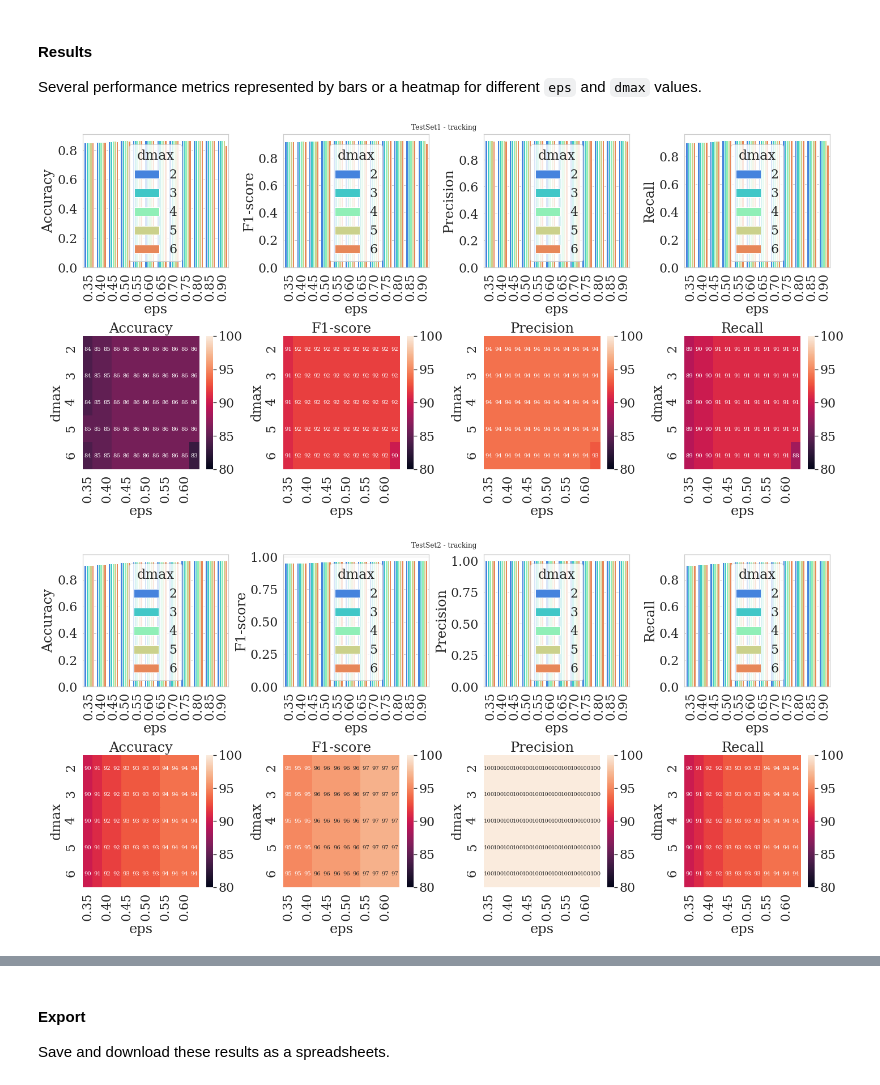
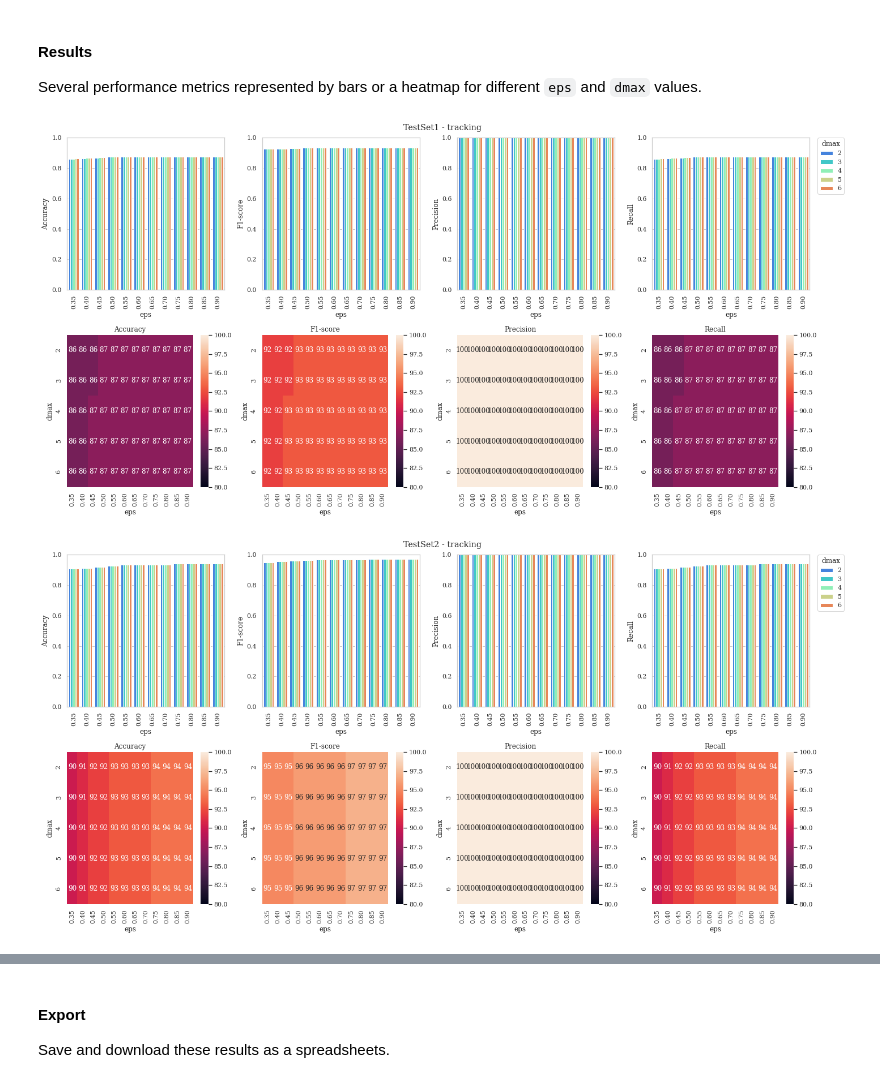
Before and after one commit to ymzayek/yeastcells-detection-maskrcnn, a Jupyter notebook: notebooks/evaluation_and_calibration.ipynb, the cells around one changed output, grey strips where cells are left out. Cells and saved outputs as stored; diff of their text form; code cells hidden in the pictures.

```diff
--- a/notebooks/evaluation_and_calibration.ipynb
+++ b/notebooks/evaluation_and_calibration.ipynb
@@ -33,7 +33,5 @@ from scipy.sparse import coo_matrix
 from sklearn.exceptions import EfficiencyWarning
 
 %matplotlib inline
-
-sns.set(font="Serif", font_scale=2, style="whitegrid")
 # %%
 # Tested thresholds
@@ -183,6 +172,7 @@ except ImportError:
 if exports_for_paper:
   !pip3 install ipy_table
   from ipy_table import make_table, set_row_style, set_column_style, set_cell_style
+  from IPython.display import HTML, display
   metrics = [['Accuracy', 'F1-score'], ['Precision', 'Recall']]
 
   headers = []
@@ -249,4 +239,5 @@ if exports_for_paper:
   !zip -qq paper-results.zip 'performance-yeaz-vs-maskrcnn.xlsx'
   !zip -qq paper-results.zip 'performance-yeaz-vs-maskrcnn.html'
   !rm 'performance-yeaz-vs-maskrcnn.html' 'performance-yeaz-vs-maskrcnn.xlsx'
+  display(HTML(html))
 # %% [output]
@@ -339,6 +357,8 @@ except ImportError:
 # %% [markdown]
 #### Exports for paper
 # %%
+sns.set(font="Serif", font_scale=1.5, style="whitegrid")
+
 def crop(fn):
   im = imread(fn)
   is_white = (im[..., :3] == 255).min(2)
@@ -347,23 +367,43 @@ def crop(fn):
   imsave(fn, im[y0:y1+1, x0:x1+1])
 
 if exports_for_paper:
-  from google.colab import files
-
   for testset_name, testset_results in tqdm(threshold_results[
     threshold_results['task'] == 'segmentation'
   ].groupby('test set')):
-    fig, axis = plt.subplots(figsize=(20, 7))
+    fig, axis = plt.subplots(figsize=(10, 7), frameon=False)
     optimal_threshold = optimal_thresholds[testset_name]
     axis.vlines(optimal_threshold, 0, 1, label='selected threshold')
 
     sns.lineplot(data=testset_results, x='threshold', y='value', hue='metric', ax=axis, ci=None)
     axis.set_ylim(0, 1.01)
+    axis.legend([],[], frameon=False)
     fn = f'Threshold-calibration-curve-segmentation-{testset_name}.png'
     fig.savefig(fn)
+
     crop(fn)
     !zip -qq paper-results.zip '{fn}'
     !rm '{fn}'
     plt.close()
+
+  # create seperate legend
+  fig, axis = plt.subplots(figsize=(7, 7))
+  optimal_threshold = optimal_thresholds[testset_name]
+  axis.vlines(optimal_threshold, 0, 1, label='selected threshold')
+  sns.despine(bottom = True, left = True)
+  sns.lineplot(data=testset_results, x='threshold', y='value', hue='metric',
+               ax=axis, ci=None)
+  axis.set_xlim(-2, -1); axis.set_xticks([]); axis.set_yticks([]);
+  axis.set_xlabel(''); axis.set_ylabel('');
+  axis.legend(bbox_to_anchor=(0.05, 1), loc=2, borderaxespad=0.,
+              title='metric')
+  fn = f'Threshold-calibration-curve-segmentation-legend.png'
+  fig.savefig(fn)
+  crop(fn)
+  !zip -qq paper-results.zip '{fn}'
+  !rm '{fn}'
+  plt.close()
+
+  !zip -qq paper-results.zip 'threshold-tuning-results.xlsx'
 # %% [markdown]
 ### Tuning `dmax` and `epsilon` hyperparameters for tracking
 # %%
@@ -411,25 +450,27 @@ tracking_results = pd.DataFrame(metrics)
 
 Several performance metrics represented by bars or a heatmap for different `eps` and `dmax` values.
 # %%
-%matplotlib inline
-
-
+sns.set(font="Serif", font_scale=1, style="whitegrid")
 for (testset_name, task), set_task_rows in tqdm(tracking_results.groupby(['test set', 'task'])):
   fig, axes = plt.subplots(2, 4, figsize=(20, 10))
   for (metric, rows), (ax0, ax1) in zip(set_task_rows.groupby('metric'), axes.T):
     rows = rows.rename({'value': metric}, axis=1)
     sns.barplot(data=rows.rename({'value': metric}, axis=1),
                 hue='dmax', x='eps', y=metric, palette='rainbow', ax=ax0)
     ax0.set_xticklabels([f'{eps:0.2f}' for eps in epsilons], rotation=90)
-    ax1.set_ylim(0, 1)
+    ax0.set_ylim(0, 1)
+    if ax0 == axes[0,3]:
+      ax0.legend(bbox_to_anchor=(1.05, 1), loc=2, borderaxespad=0, title='dmax')
+    else:
+      ax0.legend([],[], frameon=False)
 
     # Show as pecentages
     rows = (100 * rows.pivot('dmax', columns=['eps'], values=metric)).astype(int)
     sns.heatmap(data=rows, annot=True, ax=ax1, vmin=80, vmax=100, fmt='d')
     ax1.set_xticklabels([f'{eps:0.2f}' for eps in epsilons], rotation=90)
     ax1.set_title(metric)
   plt.tight_layout(rect=(0, 0, 1, 0.97)) # allow some space for the main title
   fig.suptitle(f'{testset_name} - {task}')
 # %% [output]
-[figure, old version]
+[figure, new version]
-[figure, old version]
+[figure, new version]
```
Also changed, not shown: parts of 9 cells of this notebook, 1 other file.
